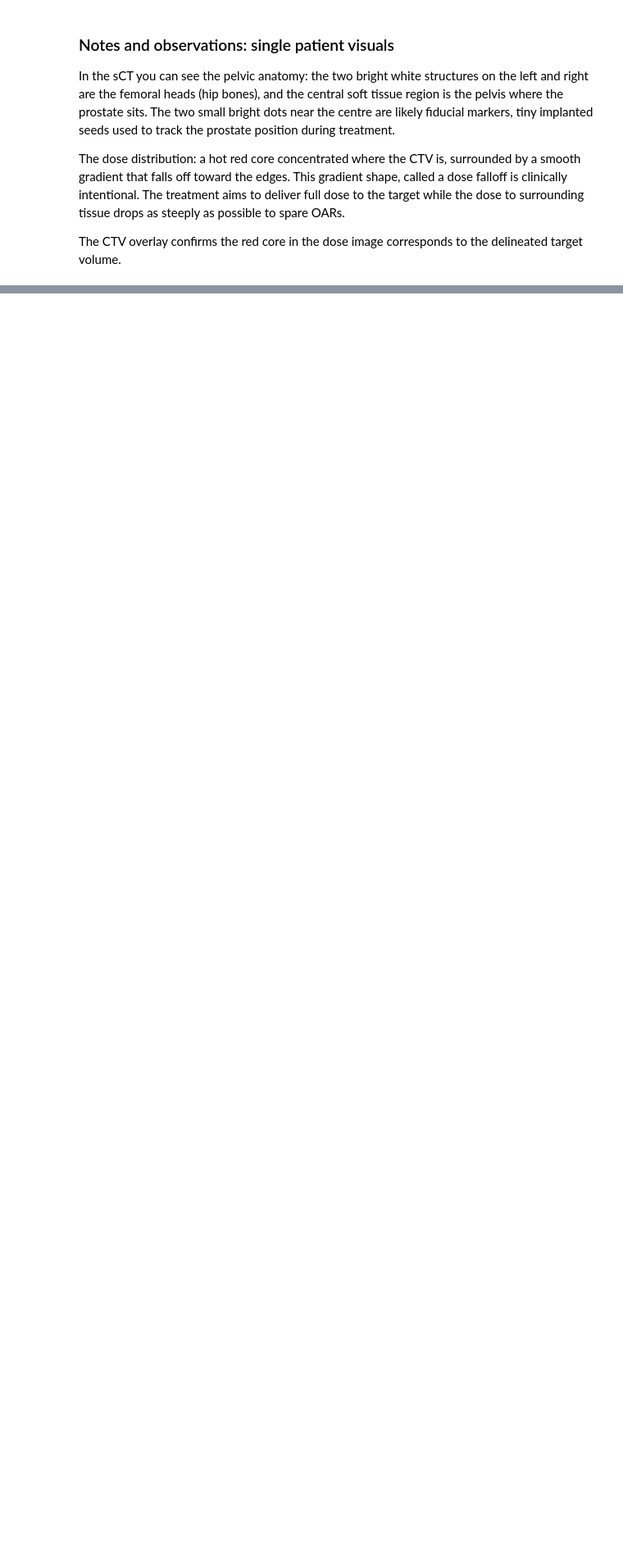
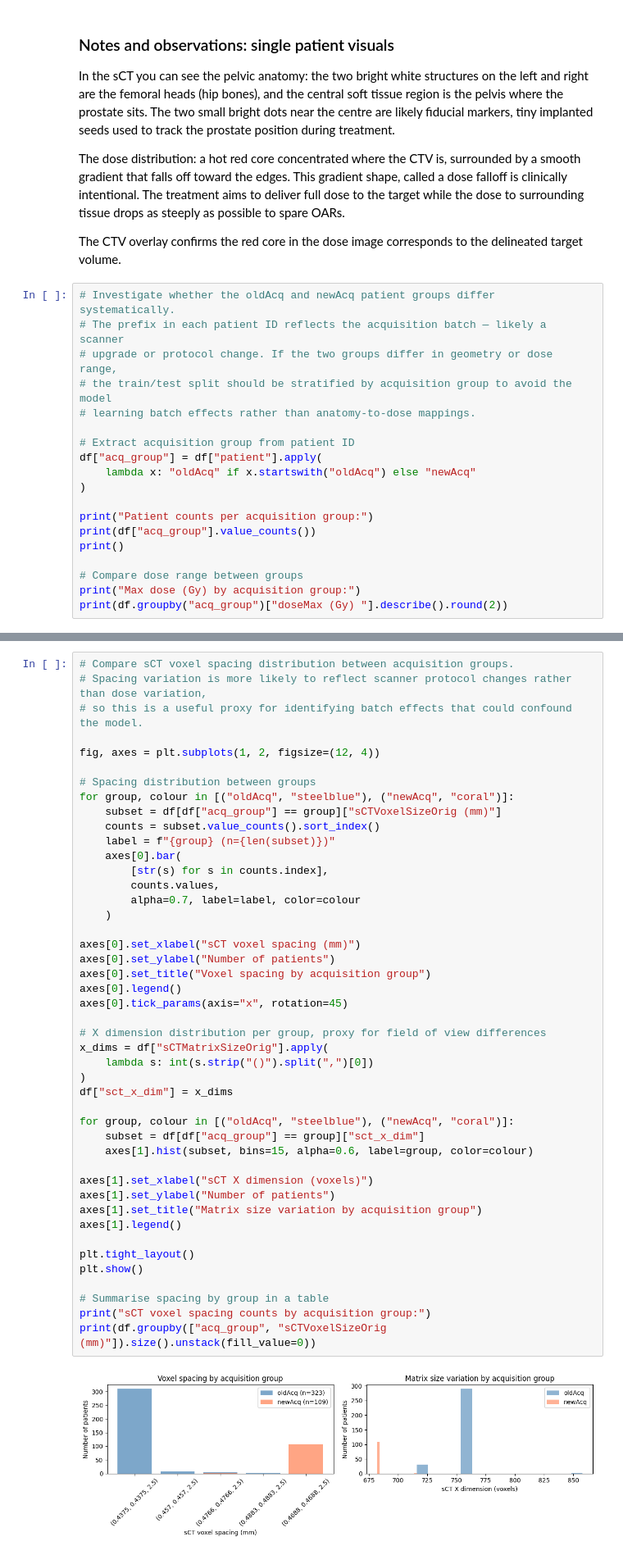
Before and after one commit to annekhalil12/doseprediction, a Jupyter notebook: eda/Exploratory_Data_Analysis.ipynb, the cells around one changed output, grey strips where cells are left out. Shown at 82% size. Drawn from its saved outputs; the diff is of its cells as text; blank space fills up the shorter version.

```diff
--- a/eda/Exploratory_Data_Analysis.ipynb
+++ b/eda/Exploratory_Data_Analysis.ipynb
@@ -397,3 +397,22 @@ In the sCT you can see the pelvic anatomy: the two bright white structures on th
 The dose distribution: a hot red core concentrated where the CTV is, surrounded by a smooth gradient that falls off toward the edges. This gradient shape, called a dose falloff is clinically intentional. The treatment aims to deliver full dose to the target while the dose to surrounding tissue drops as steeply as possible to spare OARs.
 
 The CTV overlay confirms the red core in the dose image corresponds to the delineated target volume.
+# %%
+# Investigate whether the oldAcq and newAcq patient groups differ systematically.
+# The prefix in each patient ID reflects the acquisition batch — likely a scanner
+# upgrade or protocol change. If the two groups differ in geometry or dose range,
+# the train/test split should be stratified by acquisition group to avoid the model
+# learning batch effects rather than anatomy-to-dose mappings.
+
+# Extract acquisition group from patient ID
+df["acq_group"] = df["patient"].apply(
+    lambda x: "oldAcq" if x.startswith("oldAcq") else "newAcq"
+)
+
+print("Patient counts per acquisition group:")
+print(df["acq_group"].value_counts())
+print()
+
+# Compare dose range between groups
+print("Max dose (Gy) by acquisition group:")
+print(df.groupby("acq_group")["doseMax (Gy) "].describe().round(2))
@@ -399,0 +431,47 @@ The CTV overlay confirms the red core in the dose image corresponds to the delin
+# %%
+# Compare sCT voxel spacing distribution between acquisition groups.
+# Spacing variation is more likely to reflect scanner protocol changes rather than dose variation,
+# so this is a useful proxy for identifying batch effects that could confound the model.
+
+fig, axes = plt.subplots(1, 2, figsize=(12, 4))
+
+# Spacing distribution between groups
+for group, colour in [("oldAcq", "steelblue"), ("newAcq", "coral")]:
+    subset = df[df["acq_group"] == group]["sCTVoxelSizeOrig (mm)"]
+    counts = subset.value_counts().sort_index()
+    label = f"{group} (n={len(subset)})"
+    axes[0].bar(
+        [str(s) for s in counts.index],
+        counts.values,
+        alpha=0.7, label=label, color=colour
+    )
+
+axes[0].set_xlabel("sCT voxel spacing (mm)")
+axes[0].set_ylabel("Number of patients")
+axes[0].set_title("Voxel spacing by acquisition group")
+axes[0].legend()
+axes[0].tick_params(axis="x", rotation=45)
+
+# X dimension distribution per group, proxy for field of view differences
+x_dims = df["sCTMatrixSizeOrig"].apply(
+    lambda s: int(s.strip("()").split(",")[0])
+)
+df["sct_x_dim"] = x_dims
+
+for group, colour in [("oldAcq", "steelblue"), ("newAcq", "coral")]:
+    subset = df[df["acq_group"] == group]["sct_x_dim"]
+    axes[1].hist(subset, bins=15, alpha=0.6, label=group, color=colour)
+
+axes[1].set_xlabel("sCT X dimension (voxels)")
+axes[1].set_ylabel("Number of patients")
+axes[1].set_title("Matrix size variation by acquisition group")
+axes[1].legend()
+
+plt.tight_layout()
+plt.show()
+
+# Summarise spacing by group in a table
+print("sCT voxel spacing counts by acquisition group:")
+print(df.groupby(["acq_group", "sCTVoxelSizeOrig (mm)"]).size().unstack(fill_value=0))
+# %% [output]
+[figure, added]
```
Also changed, not shown: parts of 12 cells of this notebook, 1 other file.
